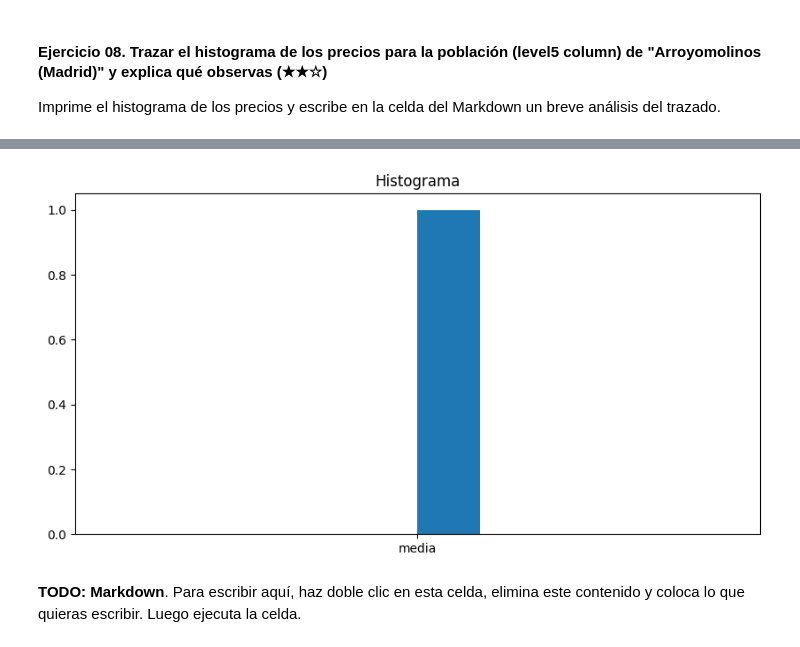
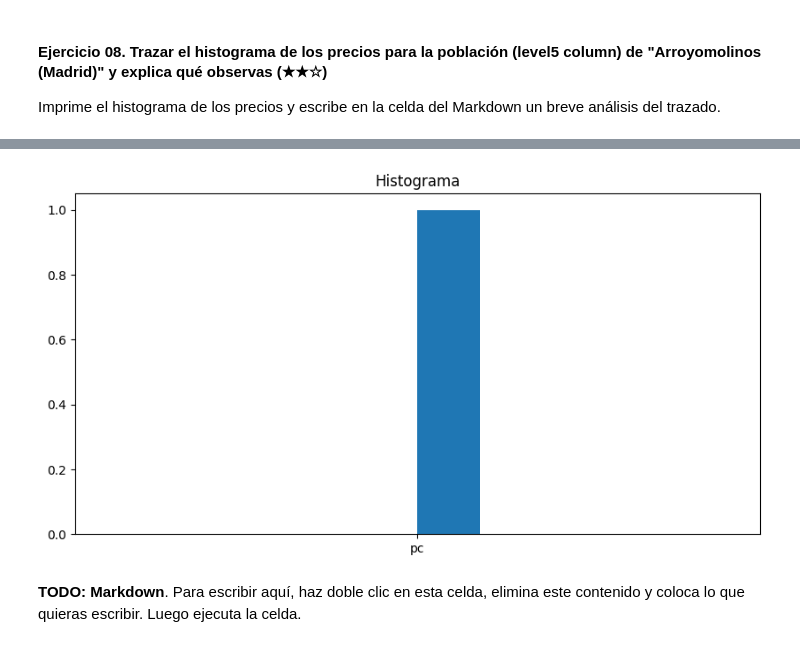
Before and after one commit to Valenfrc/realestate-datacleanup-exercise, a Jupyter notebook: project.es.ipynb, the cells around one changed output, grey strips where cells are left out. Cells and saved outputs as stored; diff of their text form; code cells hidden in the pictures.

```diff
--- a/project.es.ipynb
+++ b/project.es.ipynb
@@ -208,12 +211,12 @@ Imprime el histograma de los precios y escribe en la celda del Markdown un breve
 # %%
 import matplotlib.pyplot as plt
 plt.figure(figsize=(10,5))
-plt.hist('media')
+plt.hist('pc')
 
 plt.title("Histograma")
 plt.show()
 # %% [output]
-[figure, old version]
+[figure, new version]
 # %% [markdown]
 **TODO: Markdown**. Para escribir aquí, haz doble clic en esta celda, elimina este contenido y coloca lo que quieras escribir. Luego ejecuta la celda.
 # %% [markdown]
```
Also changed, not shown: parts of 10 cells of this notebook.
